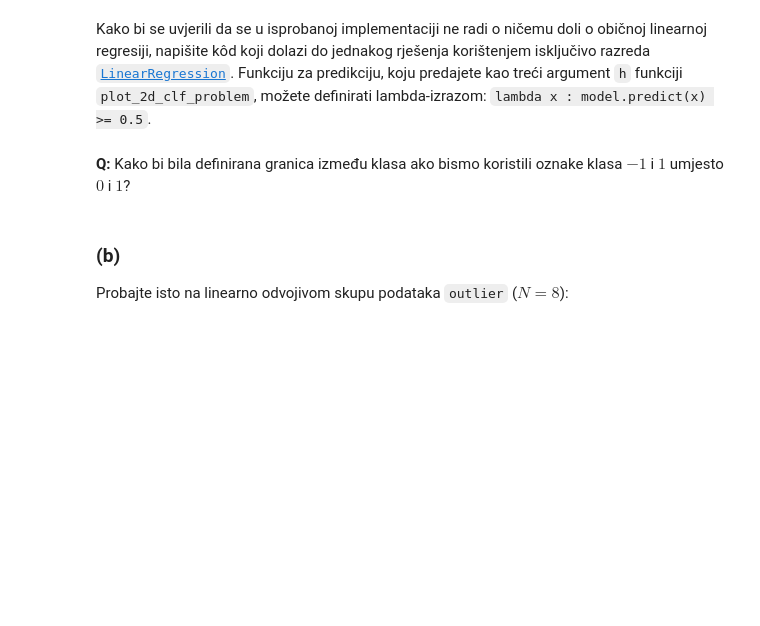
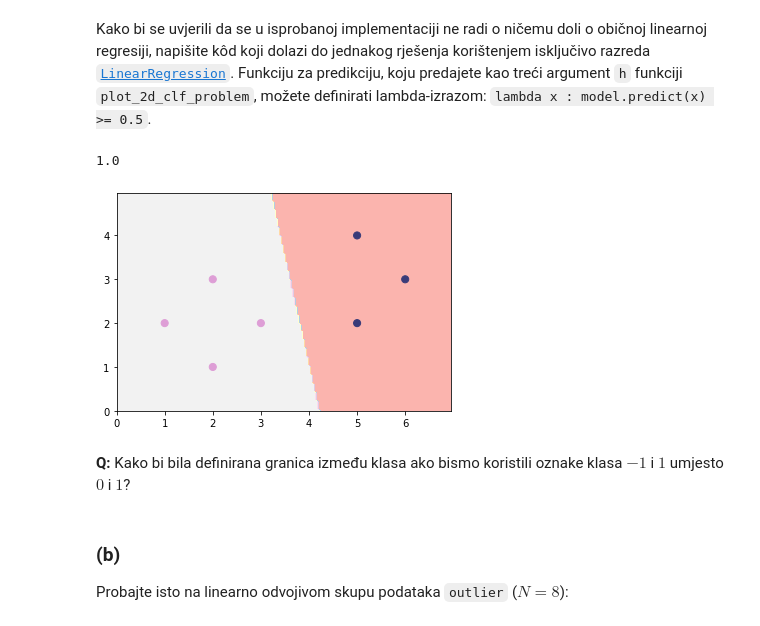
Before and after one commit to mateoim/su-lab-20-21, a Jupyter notebook: lab02/SU-2020-LAB02-0036509386.ipynb, the cells around one changed output. Saved outputs shown, nothing was run; the diff lists cells and outputs as text; code cells hidden in the pictures; blank space fills up the shorter version.

```diff
--- a/lab02/SU-2020-LAB02-0036509386.ipynb
+++ b/lab02/SU-2020-LAB02-0036509386.ipynb
@@ -93,3 +99,11 @@ Kako bi se uvjerili da se u isprobanoj implementaciji ne radi o ničemu doli o o
+# %%
+reg1a = LinearRegression()
+reg1a.fit(seven_X, seven_y)
+plot_2d_clf_problem(seven_X, seven_y, lambda x: reg1a.predict(x) >= 0.5)
+accuracy_score(seven_y, [round(x) for x in reg1a.predict(seven_X)])
+# %% [output]
+1.0
+[figure, added]
 # %% [markdown]
 **Q:** Kako bi bila definirana granica između klasa ako bismo koristili oznake klasa $-1$ i $1$ umjesto $0$ i $1$?
 # %% [markdown]
```
Also changed, not shown: parts of 7 cells of this notebook.
